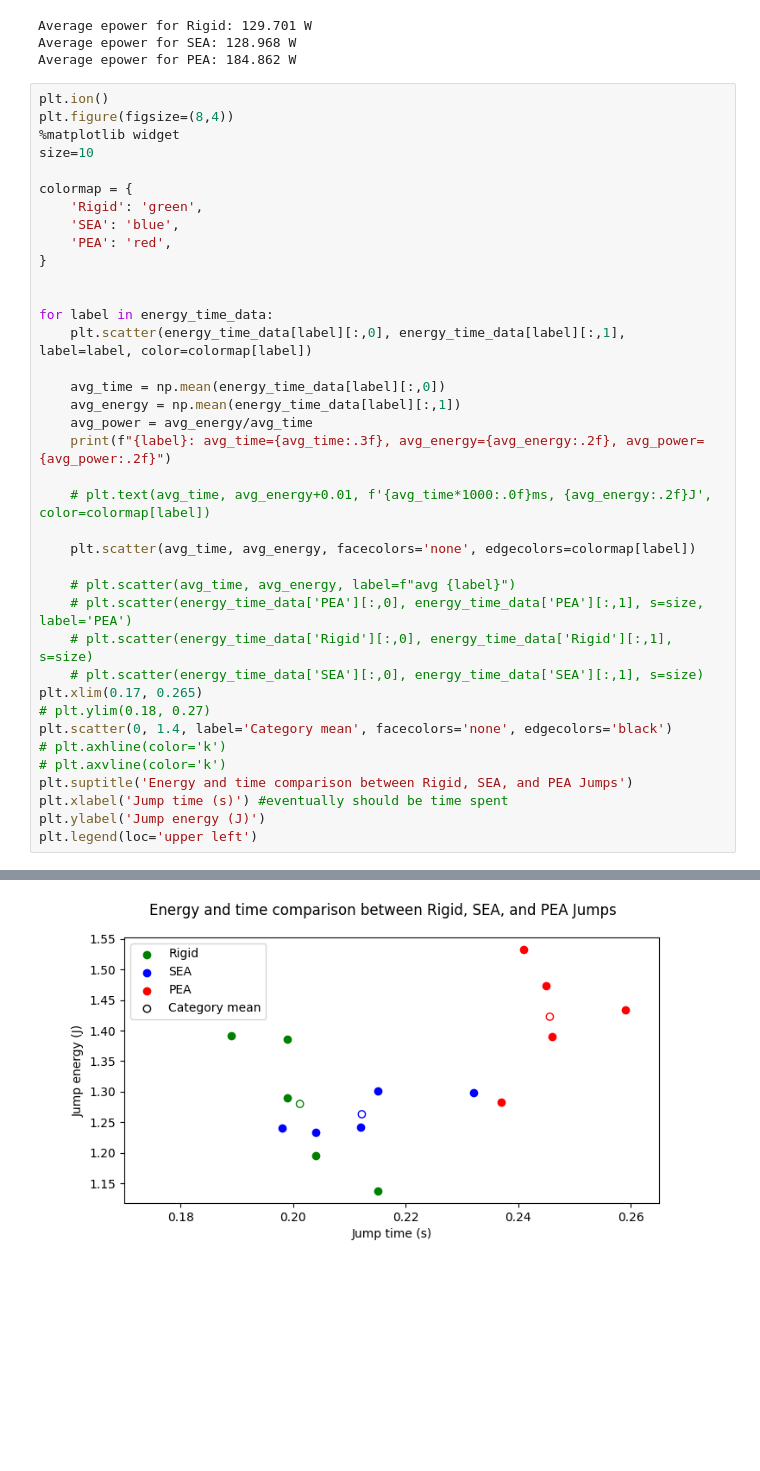
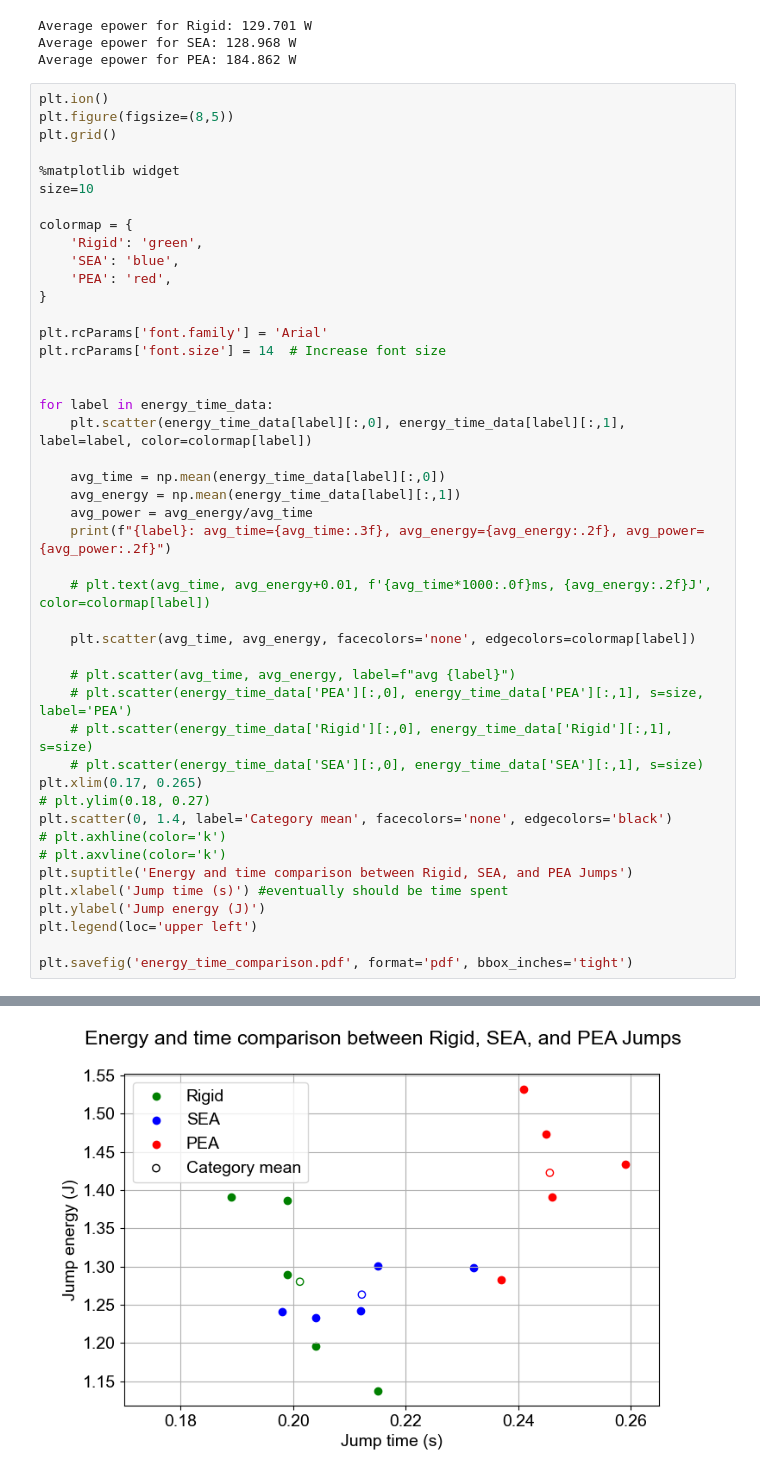
Before and after one commit to NovelMobileRobotsLab/pinto-squirrel, a Jupyter notebook: ICRA25/main.ipynb, the cells around one changed output, grey strips where cells are left out. Cells and saved outputs as stored; diff of their text form; blank space fills up the shorter version.

```diff
--- a/ICRA25/main.ipynb
+++ b/ICRA25/main.ipynb
@@ -332,7 +332,9 @@ Average epower for SEA: 128.968 W
 Average epower for PEA: 184.862 W
 # %%
 plt.ion()
-plt.figure(figsize=(8,4))
+plt.figure(figsize=(8,5))
+plt.grid()
+
 %matplotlib widget
 size=10
 
@@ -341,6 +343,9 @@ colormap = {
     'SEA': 'blue',
     'PEA': 'red',
 }
+
+plt.rcParams['font.family'] = 'Arial'
+plt.rcParams['font.size'] = 14  # Increase font size
 
 
 for label in energy_time_data:
@@ -368,6 +373,8 @@ plt.suptitle('Energy and time comparison between Rigid, SEA, and PEA Jumps')
 plt.xlabel('Jump time (s)') #eventually should be time spent
 plt.ylabel('Jump energy (J)')
 plt.legend(loc='upper left')
+
+plt.savefig('energy_time_comparison.pdf', format='pdf', bbox_inches='tight')
 # %% [output]
 Rigid: avg_time=0.201, avg_energy=1.28, avg_power=6.36
 SEA: avg_time=0.212, avg_energy=1.26, avg_power=5.95
@@ -376 +382 @@ PEA: avg_time=0.246, avg_energy=1.42, avg_power=5.79
-[figure, old version]
+[figure, new version]
```
Also changed, not shown: parts of 1 cell of this notebook, 18 other files.
